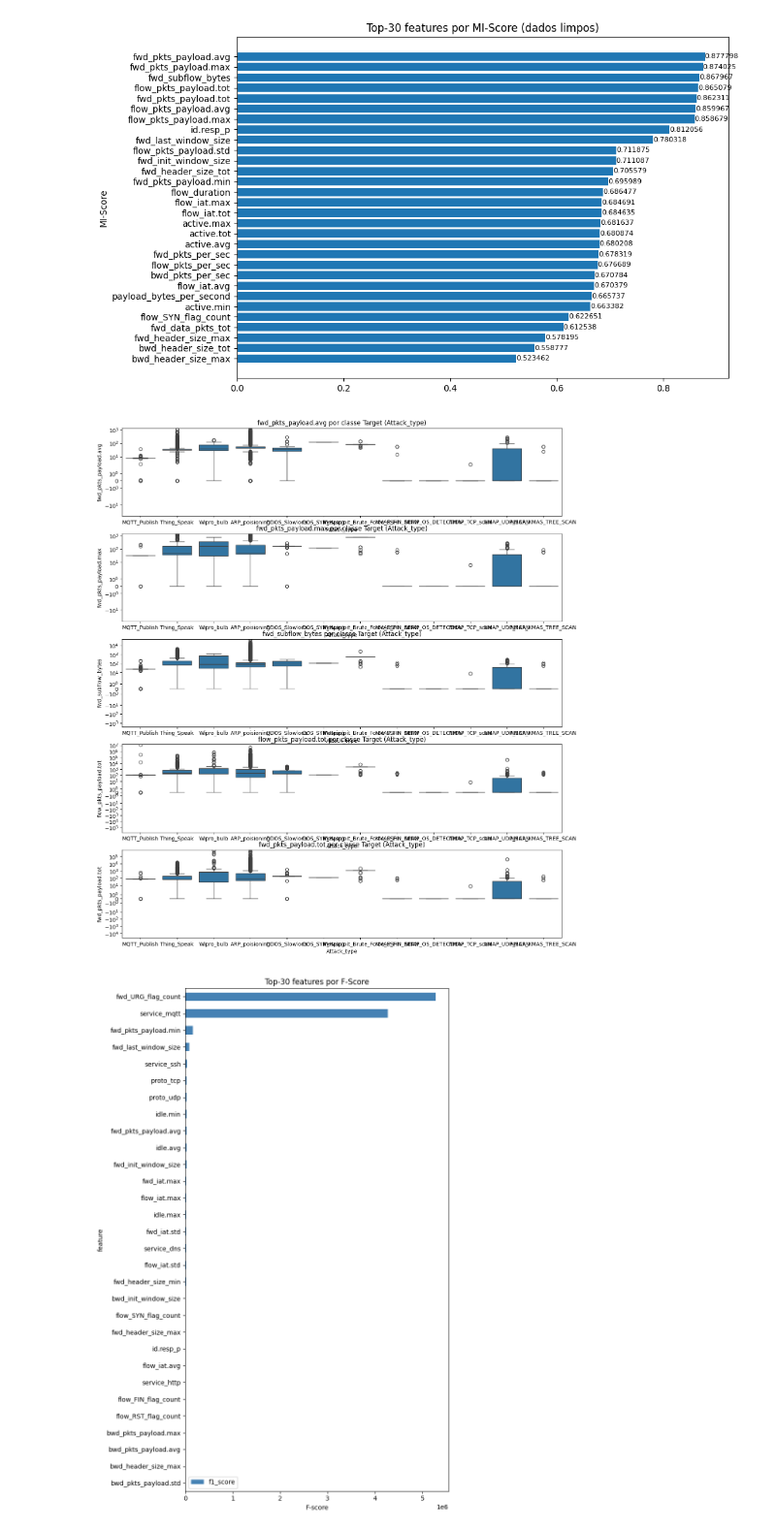
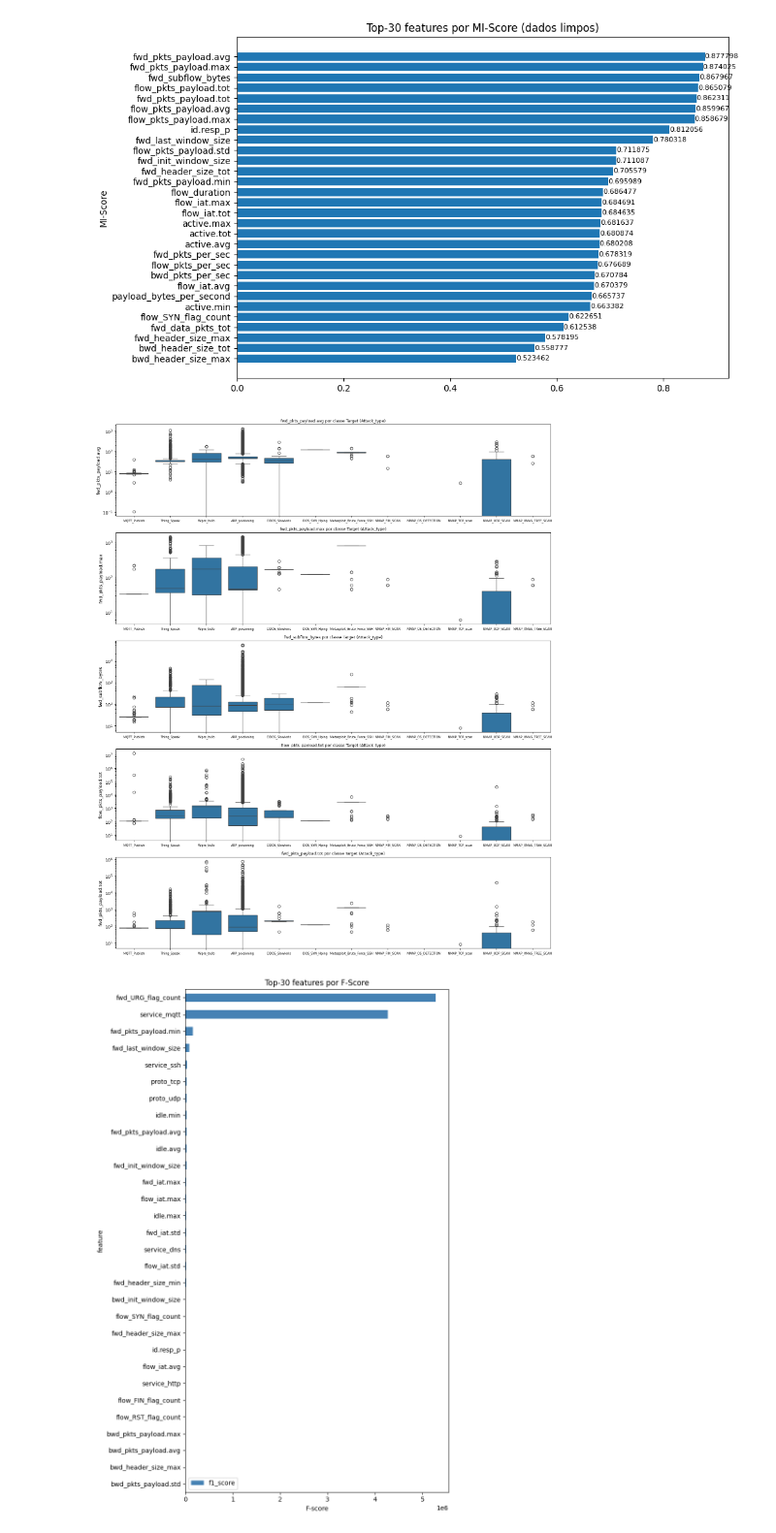
Before and after one commit to MBA-Data-Science-Unifor/IoT-Guard, a Jupyter notebook: artifacts/notebooks/EDA.ipynb, the cells around one changed output. Shown at 97% size. Cells and saved outputs as stored; diff of their text form; code cells hidden in the pictures.

```diff
--- a/artifacts/notebooks/EDA.ipynb
+++ b/artifacts/notebooks/EDA.ipynb
@@ -366,18 +320,22 @@ plt.show()
 # %%
 # Boxplot da classe de top 5 colunas colunas
 df_top5 = df_scores.head(5)['feature'].to_list()
 df_top5 = [c for c in df_top5 if c in df.columns]
 
 fig, axes = plt.subplots(len(df_top5), 1, figsize=(15, 3.5 * len(df_top5)))
 
 for ax, feature in zip(axes, df_top5):
     sns.boxplot(data=df, x=target_column, y=feature, ax=ax)
-    ax.set_yscale('symlog')
-    ax.set_title(f'{feature} por classe Target ({target_column})')
+    ax.set_yscale('log')
+    ax.set_title(f'{feature} por classe Target ({target_column})', fontsize=9)
+    ax.tick_params(axis='x', labelsize=7)
+    ax.set_xlabel("")
 
+fig.subplots_adjust(hspace=1)
+plt.tight_layout()
 plt.show()
 # %% [output]
-[figure, old version]
+[figure, new version]
 # %%
 fig, ax = plt.subplots(figsize=(8, 12))
 
```
Also changed, not shown: parts of 14 cells of this notebook.
